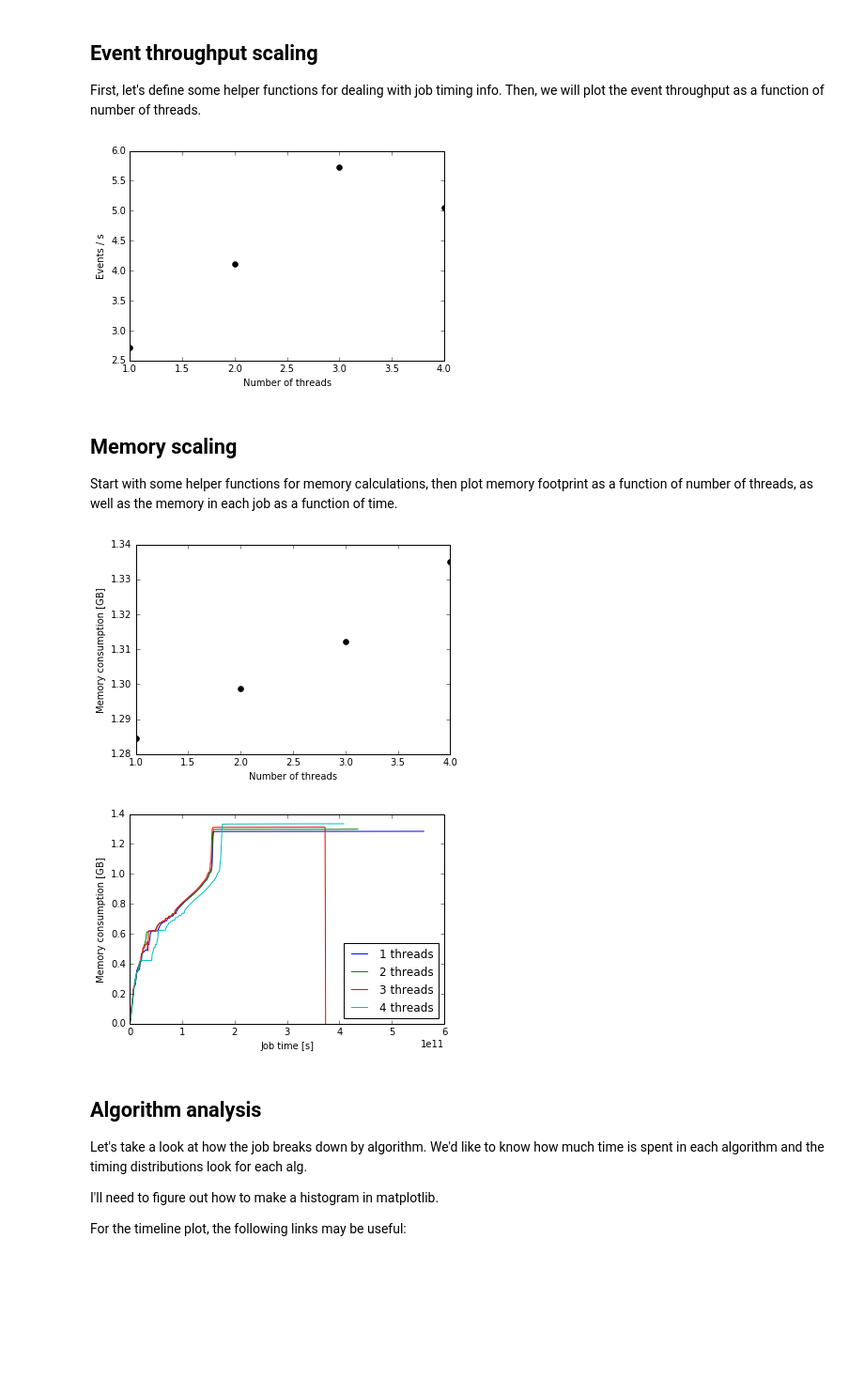
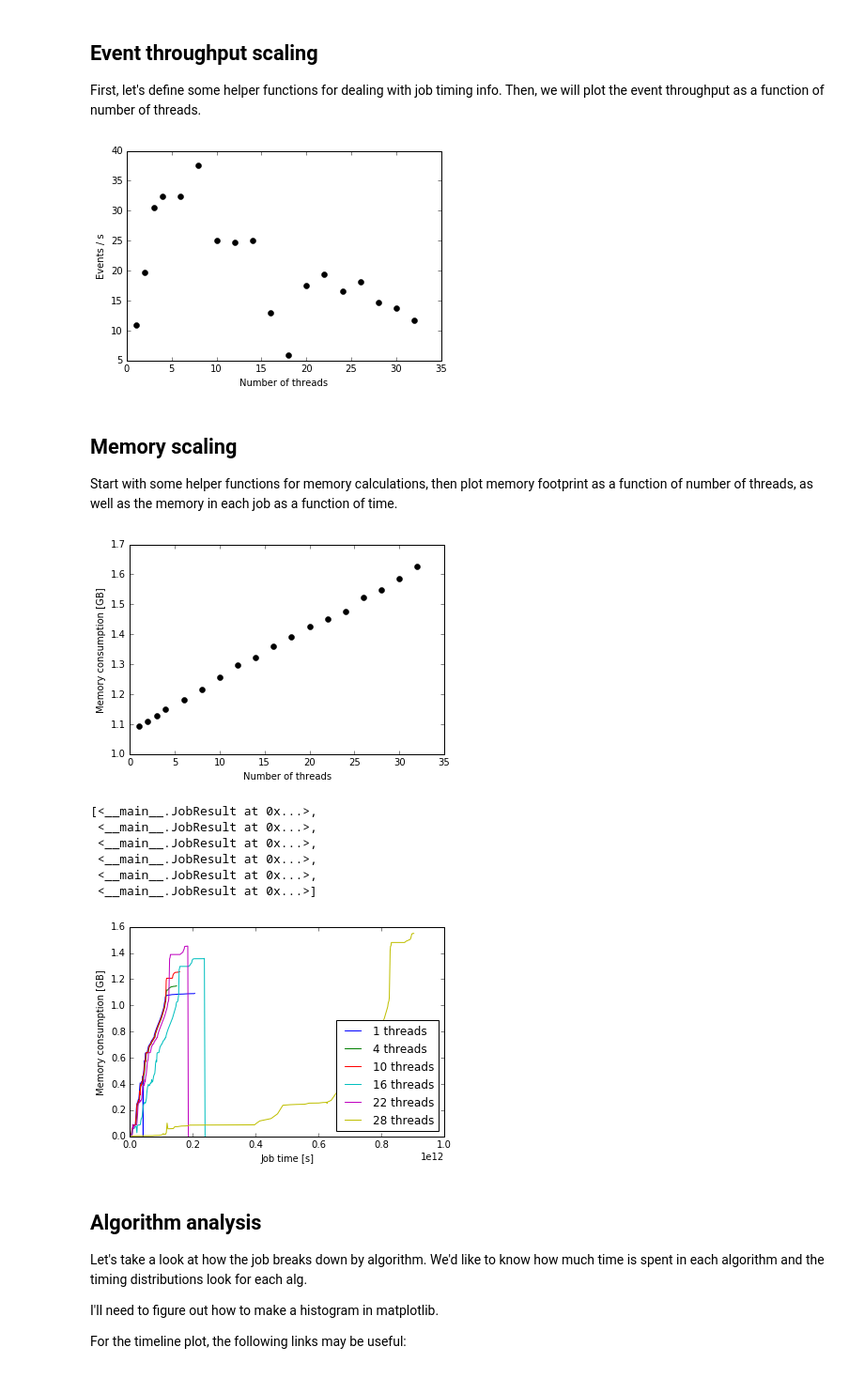
Before and after one commit to sparticlesteve/g4hive-analysis, a Jupyter notebook: G4HivePerfAnalysis.ipynb, the cells around one changed output. Shown: that part at 94% size. Drawn from its saved outputs; the diff is of its cells as text; code cells hidden in the pictures; blank space fills up the shorter version.

Commit message:
Updated notebook for new cori results
Unfortunately the event throughput results are pure crap.

```diff
--- a/G4HivePerfAnalysis.ipynb
+++ b/G4HivePerfAnalysis.ipynb
@@ -23,8 +37,8 @@ mem.4.0_1000e.csv       timeline.4.0_1000e.csv  times.4.0_1000e.log
 # %%
 all_files = os.listdir('results')
 mem_files = [f for f in all_files if f.startswith('mem.')]
-time_files = [f for f in all_files if f.startswith('times.')]
-timeline_files = [f for f in all_files if f.startswith('timeline')]
+#time_files = [f for f in all_files if f.startswith('times.')]
+time_files = [f for f in all_files if f.startswith('timeline.')]
 # %% [markdown]
 Let's take a peek at the format of these files
 # %%
@@ -58,26 +68,30 @@ def parse_job_info(file_name):
     """Parses out basic job info from the file-name.
     Returns nThread, nProc, nEvent
     """
-    x = re.match('\w+\.(\d+).(\d+)_(\d+)e\.\w+', file_name)
-    return tuple(map(int, x.groups()))
+    #x = re.match('\w+\.(\d+).(\d+)_(\d+)e\.\w+', file_name)
+    #return tuple(map(int, x.groups()))
+    config_str = file_name.split('.')[1]
+    nThread, nProc, nEvent = config_str.split('_')
+    return int(nThread), int(nProc), int(nEvent)
 
-def parse_mem_file_np(mem_file):
+def parse_mem_file(mem_file):
     """Use numpy to parse the memory monitoring log file.
     Returns a structured 2D array of monitoring data."""
     return np.genfromtxt(os.path.join('results', mem_file),
                          delimiter=',', dtype='i8,i4',
                          names=['times', 'mems'])
 
-def parse_time_file_np(time_file):
+def parse_time_file(time_file):
     """Extract job start and end time from a time log file"""
     with open(os.path.join('results', time_file)) as f:
         lines = f.readlines()
     start_time, end_time = int(lines[0]), int(lines[-1])
     return start_time, end_time
 
-def parse_timeline_np(timeline):
+def parse_timeline(timeline):
     """Parse alg timing results for one job with numpy"""
     return np.genfromtxt(os.path.join('results', timeline),
+                         skip_header=2, skip_footer=1,
                          dtype='i8,i8,S15,i4,i4,i4',
                          names=['starts', 'ends', 'algs', 'tids', 'slots', 'events'])
 # %%
@@ -87,13 +101,18 @@ class JobResult:
         self.nThread, self.nProc, self.nEvent = nThread, nProc, nEvent
 # %%
 job_results = []
-for mem_file, timeline, time_file in zip(mem_files, timeline_files, time_files):
+for mem_file, time_file in zip(mem_files, time_files):
     nThread, nProc, nEvent = parse_job_info(mem_file)
+    assert((nThread, nProc, nEvent) == parse_job_info(time_file))
     j = JobResult(nThread, nProc, nEvent)
-    j.times_mems = parse_mem_file_np(mem_file)
-    j.start_time, j.end_time = parse_time_file_np(time_file)
-    j.timeline_results = parse_timeline_np(timeline)
+    j.times_mems = parse_mem_file(mem_file)
+    # Currently, I'm dumping the start/end times into the timeline file
+    j.start_time, j.end_time = parse_time_file(time_file)
+    j.timeline_results = parse_timeline(time_file)
     job_results.append(j)
+
+# Sort results by nThread
+job_results.sort(key=lambda j: j.nThread)
 # %% [markdown]
 ## Event throughput scaling
 
@@ -118,7 +137,7 @@ plt.plot(nThreads, thruPuts, 'ko')
 plt.xlabel('Number of threads')
 plt.ylabel('Events / s');
 # %% [output]
-[figure, old version]
+[figure, new version]
 # %% [markdown]
 ## Memory scaling
 
@@ -134,21 +153,30 @@ plt.plot(nThreads, maxMems, 'ko')
 plt.xlabel('Number of threads')
 plt.ylabel('Memory consumption [GB]');
 # %% [output]
-[figure, old version]
+[figure, new version]
+# %%
+job_results[::3]
+# %% [output]
+[<__main__.JobResult at 0x...>,
+ <__main__.JobResult at 0x...>,
+ <__main__.JobResult at 0x...>,
+ <__main__.JobResult at 0x...>,
+ <__main__.JobResult at 0x...>,
+ <__main__.JobResult at 0x...>]
 # %%
 # Show memory as a function of job time
 plt.figure()
-for j in job_results:
+for j in job_results[::3]:
     label = '%i threads' % j.nThread
     mems = j.times_mems['mems']*1e-6
     raw_times = j.times_mems['times']
     times = raw_times - raw_times[0]
     plt.plot(times, mems, label=label)
 plt.xlabel('Job time [s]')
 plt.ylabel('Memory consumption [GB]')
 plt.legend(loc=4);
 # %% [output]
-[figure, old version]
+[figure, new version]
 # %% [markdown]
 ## Algorithm analysis
 
```
Also changed, not shown: parts of 4 cells of this notebook.
